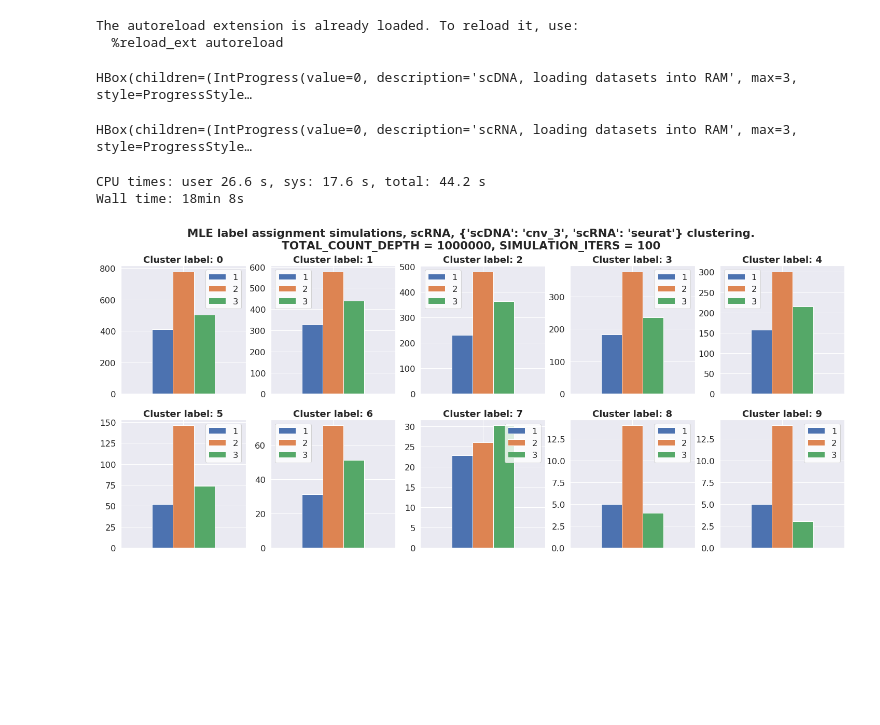
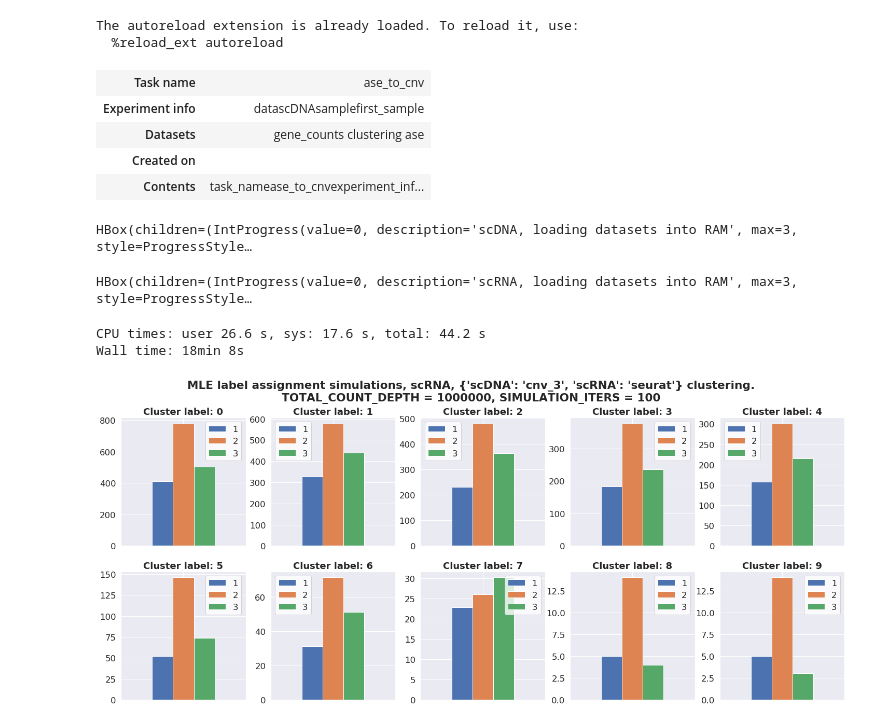
Before and after one commit to ivanov-v-v/cnv-inference, a Jupyter notebook: notebooks/ase_to_cnv/mle_simulations.ipynb, the cells around one changed output. Saved outputs shown, nothing was run; the diff lists cells and outputs as text; code cells hidden in the pictures; blank space fills up the shorter version.

```diff
--- a/notebooks/ase_to_cnv/mle_simulations.ipynb
+++ b/notebooks/ase_to_cnv/mle_simulations.ipynb
@@ -49,6 +49,14 @@ for data_type in ["scDNA", "scRNA"]:
 # %% [output]
 The autoreload extension is already loaded. To reload it, use:
   %reload_ext autoreload
+# %%
+workspace["scDNA"]
+# %% [output]
+| Task name | ase_to_cnv |
+| Experiment info | datascDNAsamplefirst_sample |
+| Datasets | gene_counts clustering ase |
+| Created on |  |
+| Contents | task_namease_to_cnvexperiment_inf... |
 # %%
 clustering_tag = {
     "scDNA" : "cnv_3",
```
Also changed, not shown: 18 other files.
